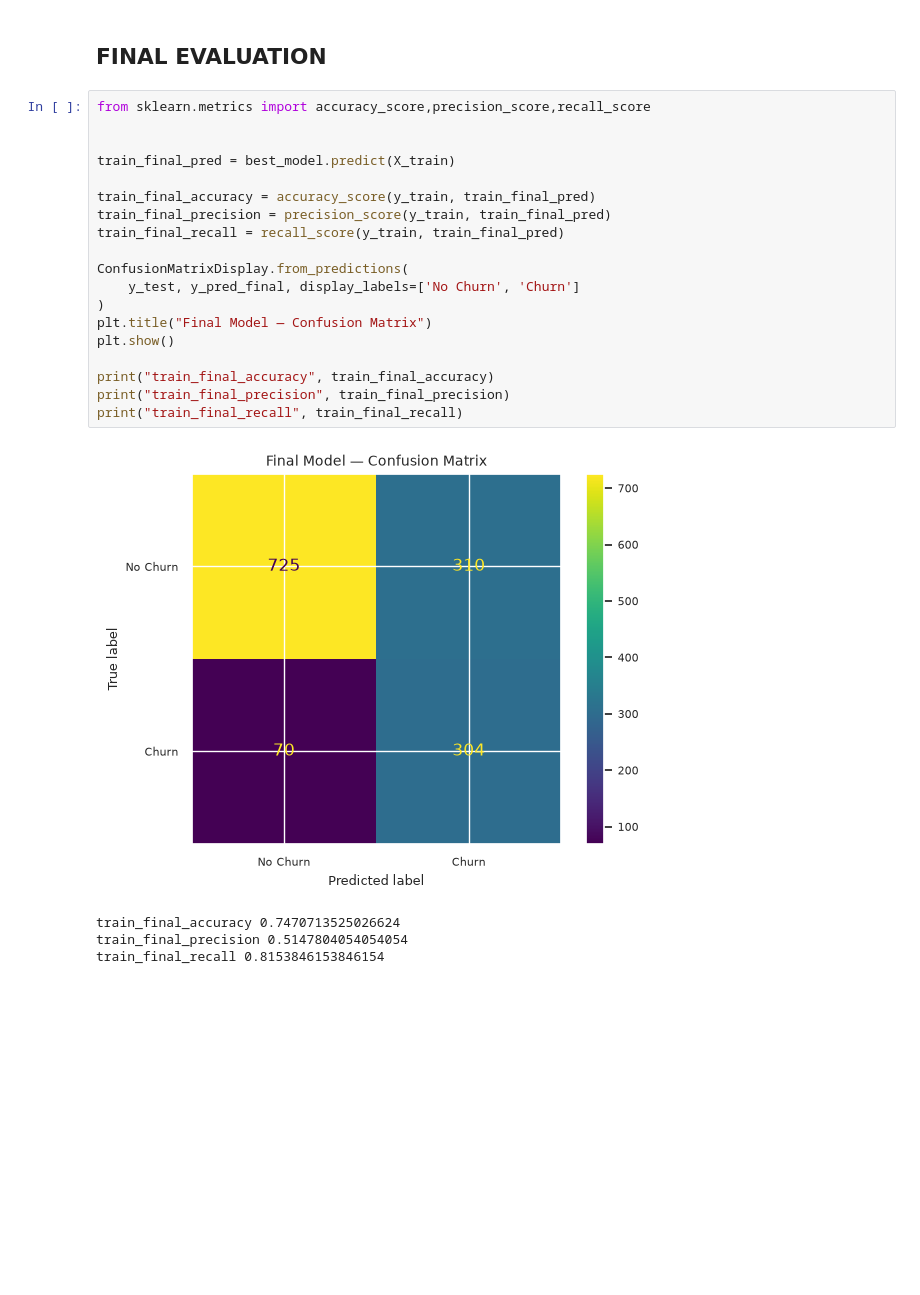
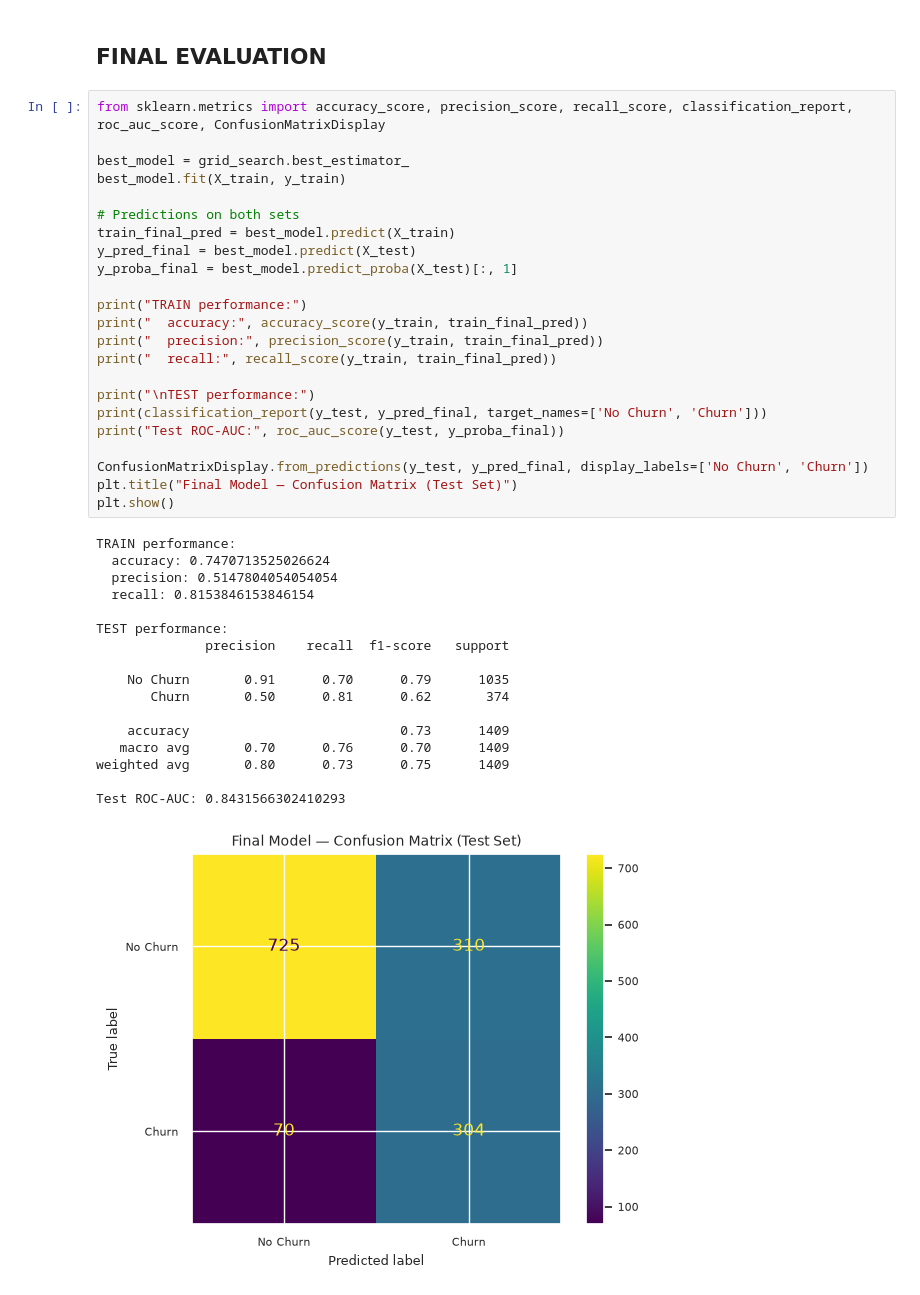
Before and after one commit to kaflebiplob/machine_learning_practice, a Jupyter notebook: notebooks/customer_churn_detection.ipynb, the cells around one changed output. Cells and saved outputs as stored; diff of their text form; blank space fills up the shorter version.

```diff
--- a/notebooks/customer_churn_detection.ipynb
+++ b/notebooks/customer_churn_detection.ipynb
@@ -572,26 +572,43 @@ Best recall (CV): 0.5565217391304348
 # %% [markdown]
 ## FINAL EVALUATION
 # %%
-from sklearn.metrics import accuracy_score,precision_score,recall_score
+from sklearn.metrics import accuracy_score, precision_score, recall_score, classification_report, roc_auc_score, ConfusionMatrixDisplay
 
+best_model = grid_search.best_estimator_
+best_model.fit(X_train, y_train)
 
+# Predictions on both sets
 train_final_pred = best_model.predict(X_train)
+y_pred_final = best_model.predict(X_test)
+y_proba_final = best_model.predict_proba(X_test)[:, 1]
 
-train_final_accuracy = accuracy_score(y_train, train_final_pred)
-train_final_precision = precision_score(y_train, train_final_pred)
-train_final_recall = recall_score(y_train, train_final_pred)
+print("TRAIN performance:")
+print("  accuracy:", accuracy_score(y_train, train_final_pred))
+print("  precision:", precision_score(y_train, train_final_pred))
+print("  recall:", recall_score(y_train, train_final_pred))
 
-ConfusionMatrixDisplay.from_predictions(
-    y_test, y_pred_final, display_labels=['No Churn', 'Churn']
-)
-plt.title("Final Model — Confusion Matrix")
+print("\nTEST performance:")
+print(classification_report(y_test, y_pred_final, target_names=['No Churn', 'Churn']))
+print("Test ROC-AUC:", roc_auc_score(y_test, y_proba_final))
+
+ConfusionMatrixDisplay.from_predictions(y_test, y_pred_final, display_labels=['No Churn', 'Churn'])
+plt.title("Final Model — Confusion Matrix (Test Set)")
 plt.show()
-
-print("train_final_accuracy", train_final_accuracy)
-print("train_final_precision", train_final_precision)
-print("train_final_recall", train_final_recall)
 # %% [output]
+TRAIN performance:
+  accuracy: 0.7470713525026624
+  precision: 0.5147804054054054
+  recall: 0.8153846153846154
+
+TEST performance:
+              precision    recall  f1-score   support
+
+    No Churn       0.91      0.70      0.79      1035
+       Churn       0.50      0.81      0.62       374
+
+    accuracy                           0.73      1409
+   macro avg       0.70      0.76      0.70      1409
+weighted avg       0.80      0.73      0.75      1409
+
+Test ROC-AUC: 0.8431566302410293
-[figure, old version]
+[figure, new version]
-train_final_accuracy 0.7470713525026624
-train_final_precision 0.5147804054054054
-train_final_recall 0.8153846153846154
```
